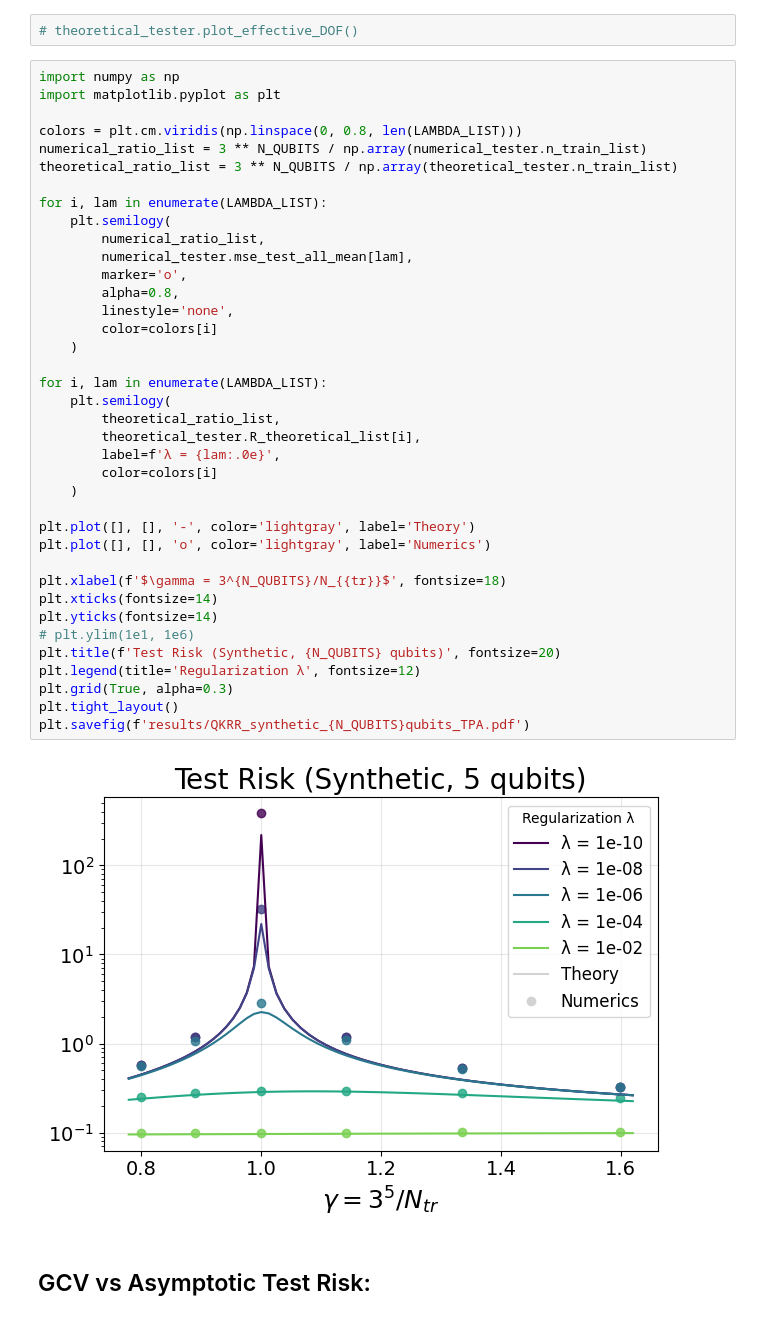
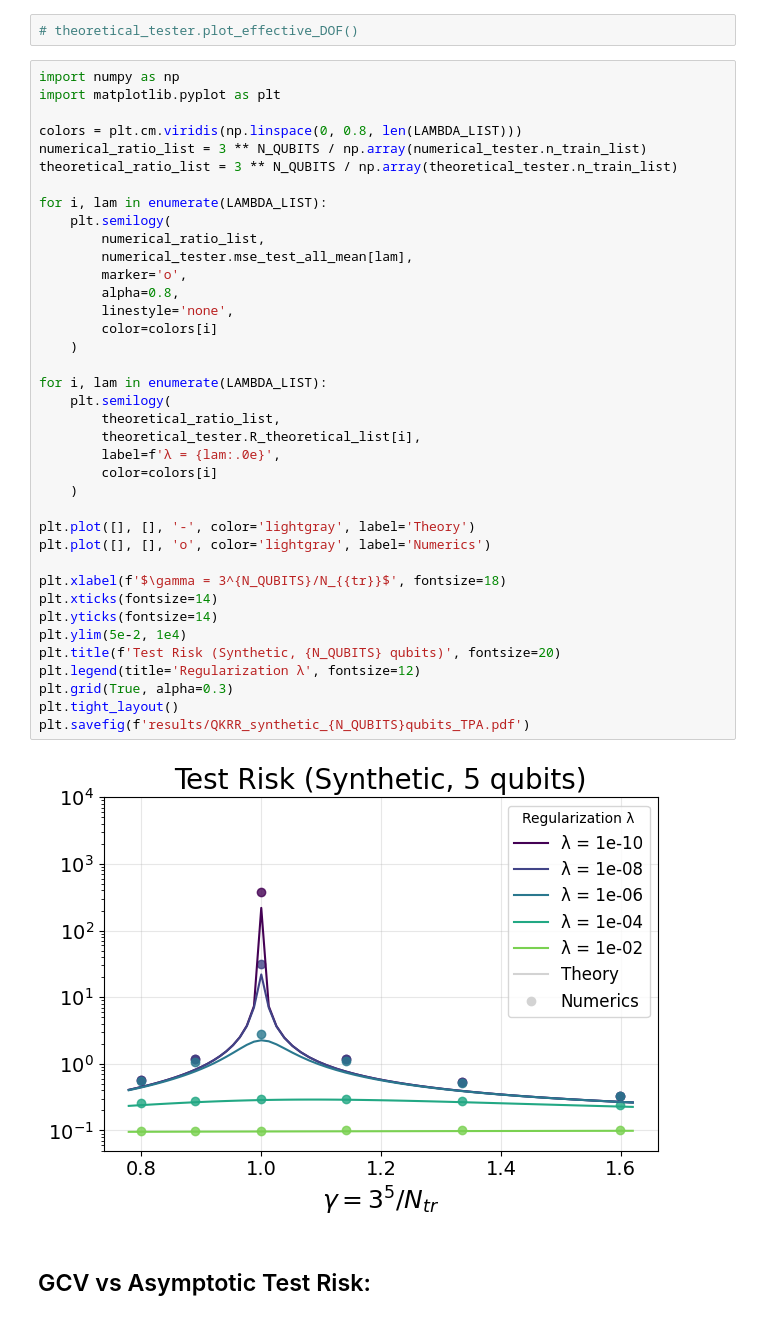
Before and after one commit to kkensuke/DD_in_QKRR_code, a Jupyter notebook: QKRR_synthetic_5qubits_TPA.ipynb, the cells around one changed output. Saved outputs shown, nothing was run; the diff lists cells and outputs as text.

Commit message:
🔧 MAINTAIN: fix ylim

```diff
--- a/QKRR_synthetic_5qubits_TPA.ipynb
+++ b/QKRR_synthetic_5qubits_TPA.ipynb
@@ -83,35 +83,35 @@ theoretical_ratio_list = 3 ** N_QUBITS / np.array(theoretical_tester.n_train_lis
 for i, lam in enumerate(LAMBDA_LIST):
     plt.semilogy(
         numerical_ratio_list,
         numerical_tester.mse_test_all_mean[lam],
         marker='o',
         alpha=0.8,
         linestyle='none',
         color=colors[i]
     )
 
 for i, lam in enumerate(LAMBDA_LIST):
     plt.semilogy(
         theoretical_ratio_list,
         theoretical_tester.R_theoretical_list[i],
         label=f'λ = {lam:.0e}',
         color=colors[i]
     )
 
 plt.plot([], [], '-', color='lightgray', label='Theory')
 plt.plot([], [], 'o', color='lightgray', label='Numerics')
 
 plt.xlabel(f'$\gamma = 3^{N_QUBITS}/N_{{tr}}$', fontsize=18)
 plt.xticks(fontsize=14)
 plt.yticks(fontsize=14)
-# plt.ylim(1e1, 1e6)
+plt.ylim(5e-2, 1e4)
 plt.title(f'Test Risk (Synthetic, {N_QUBITS} qubits)', fontsize=20)
 plt.legend(title='Regularization λ', fontsize=12)
 plt.grid(True, alpha=0.3)
 plt.tight_layout()
 plt.savefig(f'results/QKRR_synthetic_{N_QUBITS}qubits_TPA.pdf')
 # %% [output]
-[figure, old version]
+[figure, new version]
 # %% [markdown]
 ## GCV vs Asymptotic Test Risk:
 # %%
```
Also changed, not shown: 2 other files.
